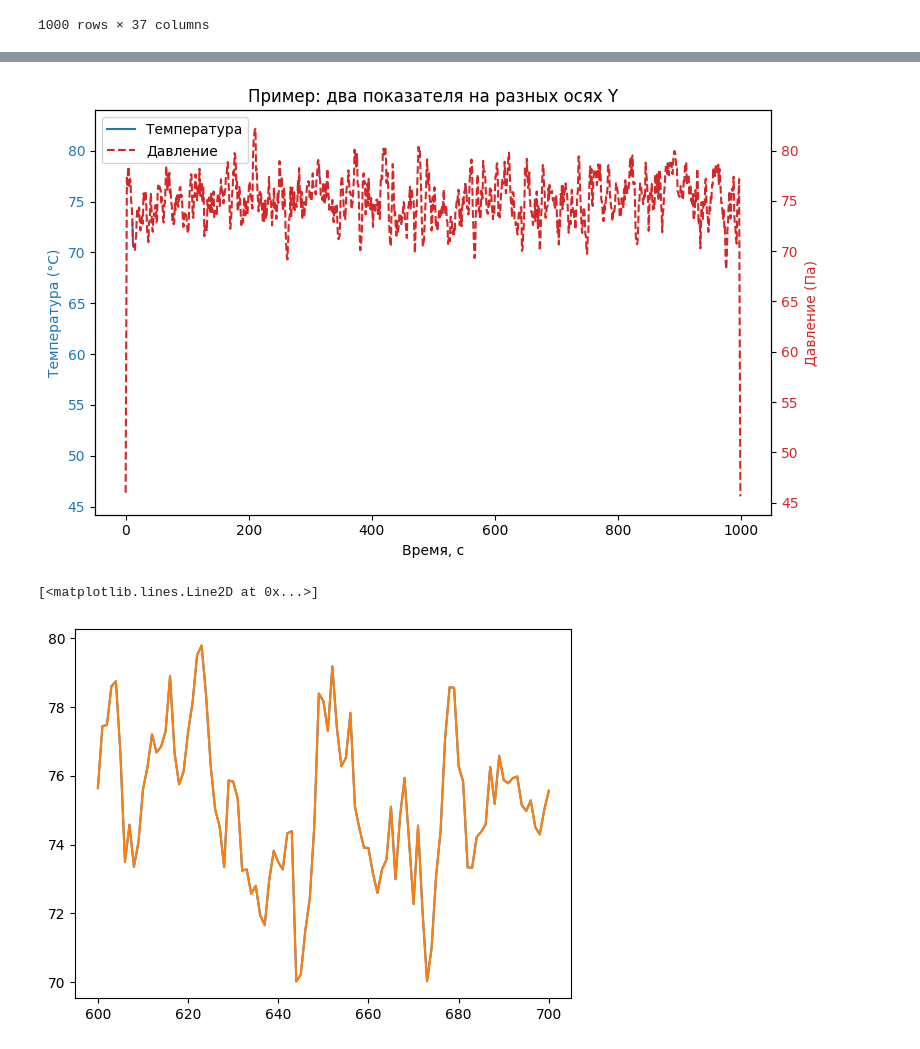
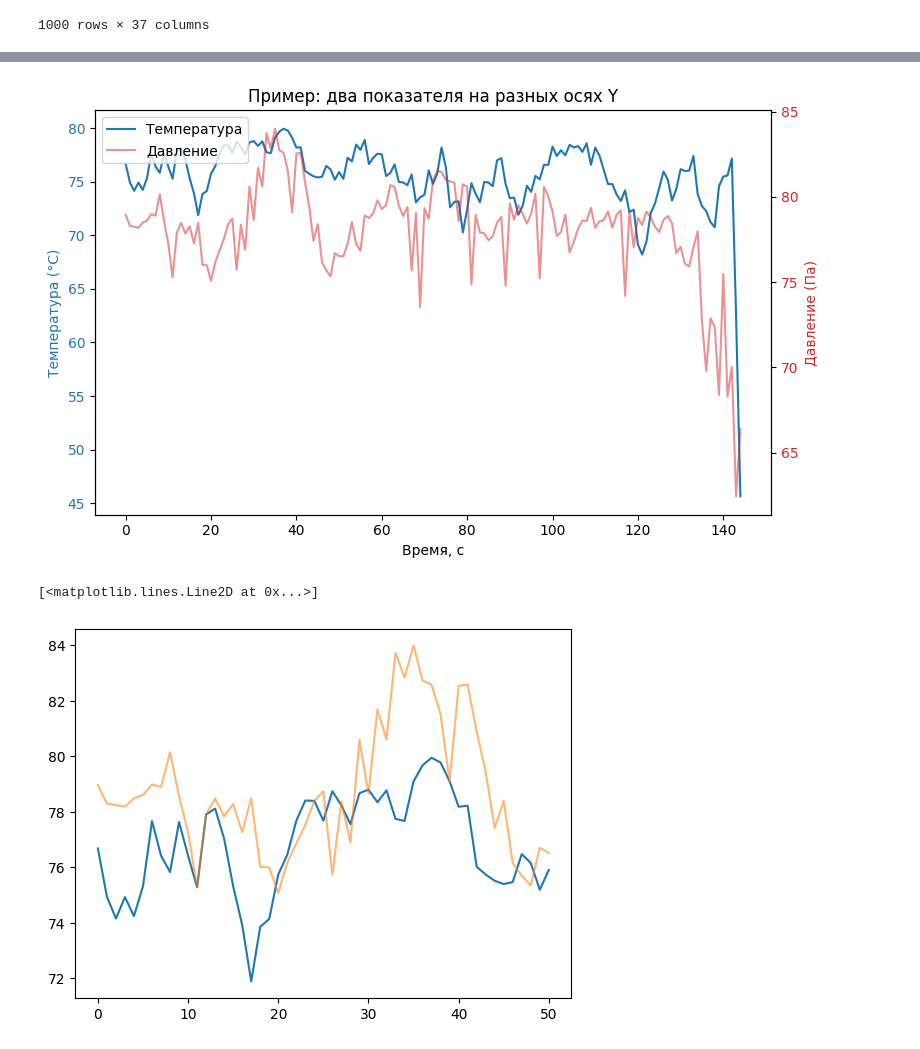
Before and after one commit to YotaLibero/experiments, a Jupyter notebook: analysis/models/pytorch_models/GNN_models/gnn_model_connection_between_features.ipynb, the cells around one changed output, grey strips where cells are left out. Cells and saved outputs as stored; diff of their text form; code cells hidden in the pictures.

```diff
--- a/analysis/models/pytorch_models/GNN_models/gnn_model_connection_between_features.ipynb
+++ b/analysis/models/pytorch_models/GNN_models/gnn_model_connection_between_features.ipynb
@@ -103,15 +103,16 @@ Index(['Temperature', 'Vibration', 'Pressure', 'Flow_Rate', 'Current',
        'FFT_Pres_9', 'Fault_Type'],
       dtype='object')
 # %%
+df_nan = df.copy()
 # --- Примеры разных уровней плотности ---
-df = make_missing_blocks(df, 'Flow_Rate', block_size=24, keep_n=1, random_state=0)
-df = make_missing_blocks(df, 'Temperature', block_size=24, keep_n=3, random_state=0)
-df = make_missing_blocks(df, 'FFT_Vib_0', block_size=24, keep_n=5, random_state=0)
-df = make_missing_blocks(df, 'FFT_Pres_0', block_size=24, keep_n=5, random_state=0)
-df = make_missing_blocks(df, 'FFT_Temp_0', block_size=24, keep_n=8, random_state=0)
-df = make_missing_blocks(df, 'FFT_Temp_1', block_size=24, keep_n=8, random_state=0)
+df_nan = make_missing_blocks(df_nan, 'Flow_Rate', block_size=24, keep_n=1, random_state=0)
+df_nan = make_missing_blocks(df_nan, 'Temperature', block_size=24, keep_n=3, random_state=0)
+df_nan = make_missing_blocks(df_nan, 'FFT_Vib_0', block_size=24, keep_n=5, random_state=0)
+df_nan = make_missing_blocks(df_nan, 'FFT_Pres_0', block_size=24, keep_n=5, random_state=0)
+df_nan = make_missing_blocks(df_nan, 'FFT_Temp_0', block_size=24, keep_n=8, random_state=0)
+df_nan = make_missing_blocks(df_nan, 'FFT_Temp_1', block_size=24, keep_n=8, random_state=0)
 
-df
+df_nan
 # %% [output]
 |  | Temperature | Vibration | Pressure | Flow_Rate | Current | Voltage | FFT_Temp_0 | FFT_Vib_0 | FFT_Pres_0 | ... |
 | 0 | 46.006138 | 2.038362 | 56.775766 | 6.184385 | 12.409519 | 215.762403 | 772.403056 | 32.436537 | 971.805333 | ... |
@@ -131,5 +132,5 @@ pd.DataFrame(df, columns=df.columns).to_csv("/Users/kathrinebovkun/PycharmProjec
 # %%
-df_model = pd.read_csv('/Users/kathrinebovkun/PycharmProjects/experiments/data/imputed_result.csv')
+df_model = pd.read_csv('/Users/kathrinebovkun/PycharmProjects/experiments/data/imputed_test_result_with_trend.csv')
 print(df_model.columns)
 df_model
 # %% [output]
@@ -158,5 +159,5 @@ Index(['Temperature', 'Vibration', 'Pressure', 'Flow_Rate', 'Current',
 # %%
-data = df.loc[599:998, 'Temperature'].reset_index()
+data = df.loc[855:, 'Temperature'].reset_index()
 data
 # %% [output]
 |  | index | Temperature |
@@ -183,14 +184,14 @@ fig, ax1 = plt.subplots(figsize=(8, 5))
 color1 = 'tab:blue'
 ax1.set_xlabel('Время, с')
 ax1.set_ylabel('Температура (°C)', color=color1)
-ax1.plot(df['Temperature'], color=color1, label='Температура')
+ax1.plot(data['Temperature'], color=color1, label='Температура')
 ax1.tick_params(axis='y', labelcolor=color1)
 
 # --- Вторая ось (дочерняя) ---
 ax2 = ax1.twinx()  # создаём вторую ось Y, общую по X
 color2 = 'tab:red'
 ax2.set_ylabel('Давление (Па)', color=color2)
-ax2.plot(df_model['Temperature'], color=color2, linestyle='--', label='Давление')
+ax2.plot(df_model['Temperature'], color=color2, label='Давление', alpha=0.5) # linestyle='--',
 ax2.tick_params(axis='y', labelcolor=color2)
 
 # --- Легенды ---
@@ -204,10 +205,10 @@ plt.title("Пример: два показателя на разных осях
 fig.tight_layout()  # чтобы ничего не налезало
 plt.show()
 # %% [output]
-[figure, old version]
+[figure, new version]
 # %%
-plt.plot(df_model.loc[600:700, 'Temperature'])
-plt.plot(df.loc[600:700, 'Temperature'])
+plt.plot(data.loc[:50, 'Temperature'])
+plt.plot(df_model.loc[:50,'Temperature'], alpha=0.57)
 # %% [output]
 [<matplotlib.lines.Line2D at 0x...>]
-[figure, old version]
+[figure, new version]
```
Also changed, not shown: parts of 4 cells of this notebook, 7 other files.
